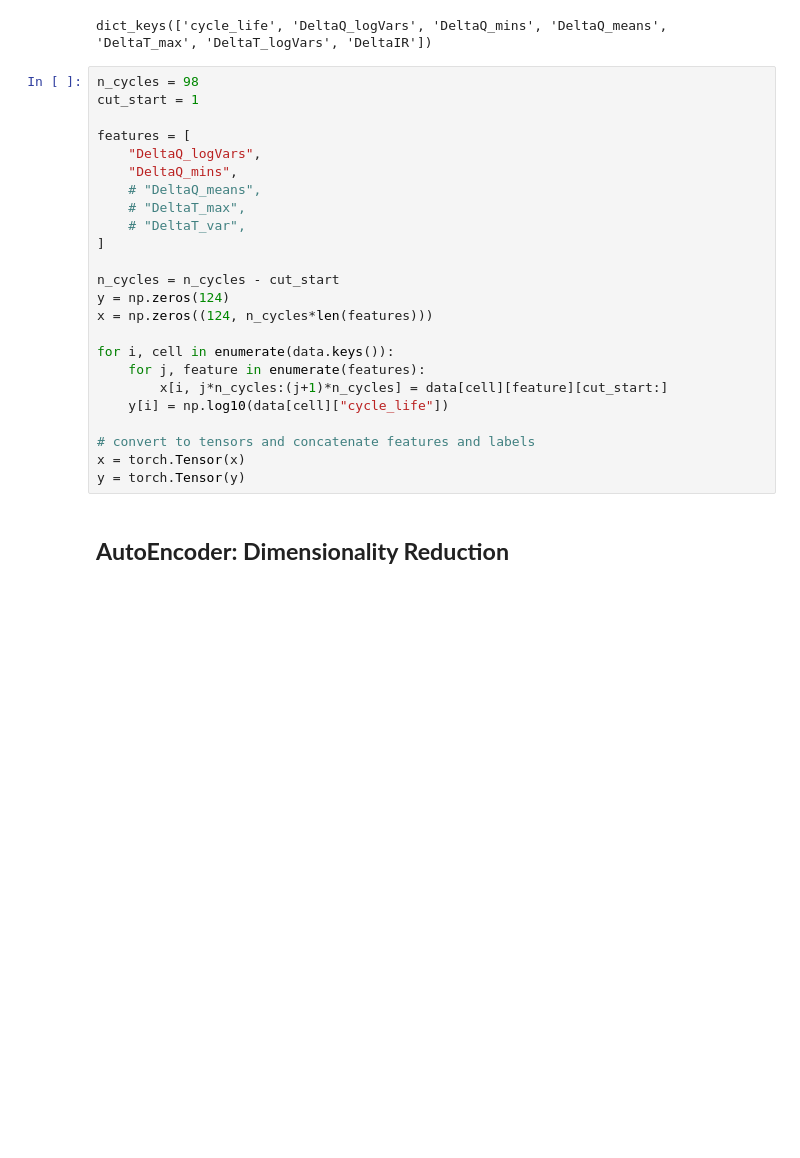
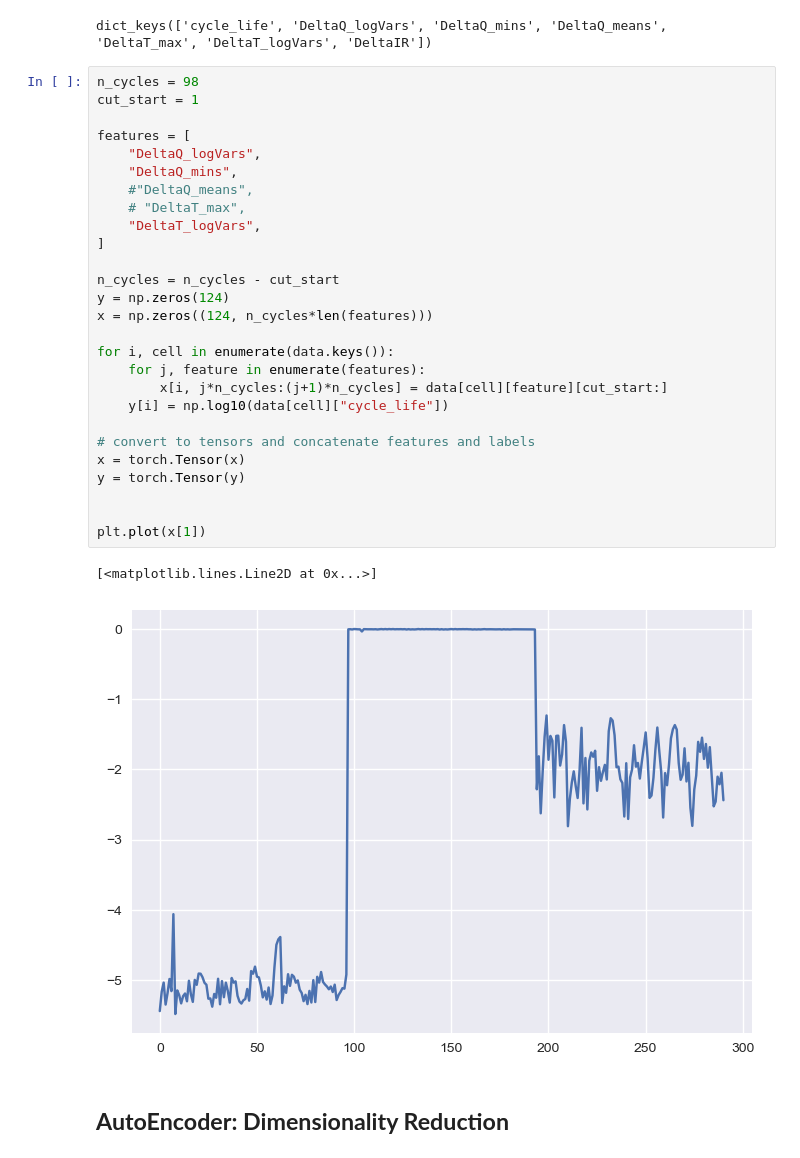
Before and after one commit to nathan99sun/HybridPred, a Jupyter notebook: source/AutoEncoders_DimensionReduction.ipynb, the cells around one changed output. Drawn from its saved outputs; the diff is of its cells as text; blank space fills up the shorter version.

```diff
--- a/source/AutoEncoders_DimensionReduction.ipynb
+++ b/source/AutoEncoders_DimensionReduction.ipynb
@@ -23,27 +24,33 @@ dict_keys(['cycle_life', 'DeltaQ_logVars', 'DeltaQ_mins', 'DeltaQ_means', 'Delta
 # %%
 n_cycles = 98
 cut_start = 1
 
 features = [
     "DeltaQ_logVars",
     "DeltaQ_mins",
-    # "DeltaQ_means",
+    #"DeltaQ_means",
     # "DeltaT_max",
-    # "DeltaT_var",
+    "DeltaT_logVars",
 ]
 
 n_cycles = n_cycles - cut_start
 y = np.zeros(124)
 x = np.zeros((124, n_cycles*len(features)))
 
 for i, cell in enumerate(data.keys()):
     for j, feature in enumerate(features):
         x[i, j*n_cycles:(j+1)*n_cycles] = data[cell][feature][cut_start:]
     y[i] = np.log10(data[cell]["cycle_life"])
 
 # convert to tensors and concatenate features and labels
 x = torch.Tensor(x)
 y = torch.Tensor(y)
+
+
+plt.plot(x[1])
+# %% [output]
+[<matplotlib.lines.Line2D at 0x...>]
+[figure, added]
 # %% [markdown]
 ## **AutoEncoder: Dimensionality Reduction**
 # %% [markdown]
```
Also changed, not shown: parts of 11 cells of this notebook.
